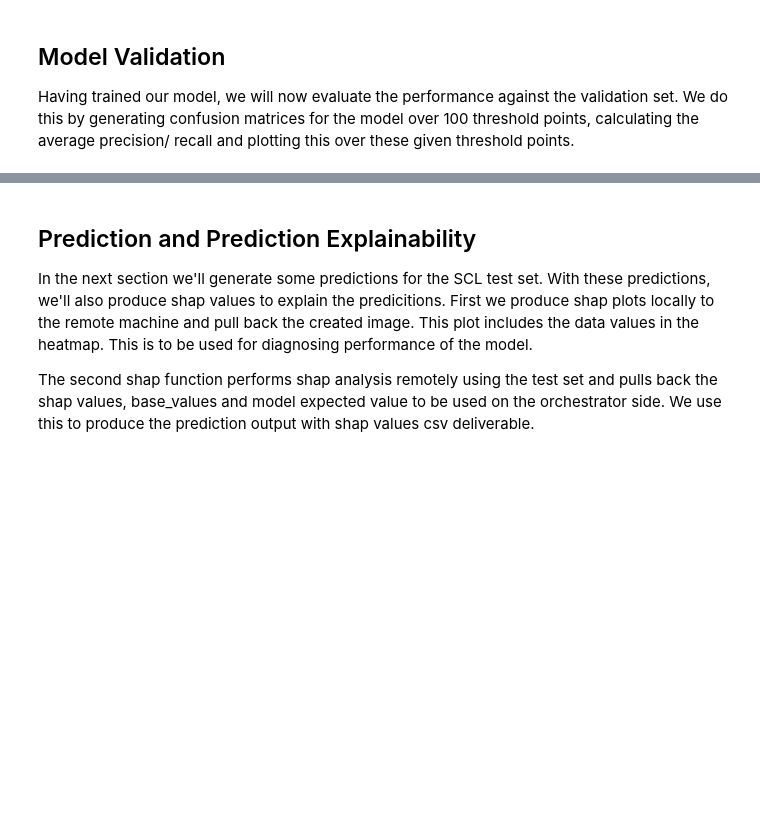
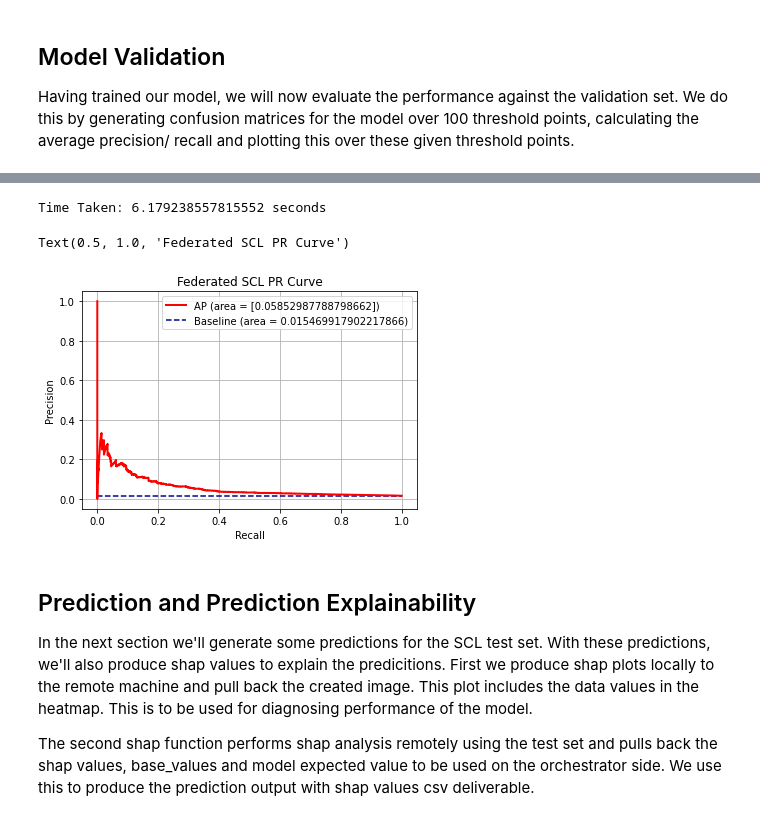
Before and after one commit to secureailabs/Engineering, a Jupyter notebook: Milestone3/orchestrator_scripts/KPMG/Fed_NGOs/orchestrator_Federated_clean.ipynb, the cells around one changed output, grey strips where cells are left out. Saved outputs shown, nothing was run; the diff lists cells and outputs as text; code cells hidden in the pictures; blank space fills up the shorter version.

```diff
--- a/Milestone3/orchestrator_scripts/KPMG/Fed_NGOs/orchestrator_Federated_clean.ipynb
+++ b/Milestone3/orchestrator_scripts/KPMG/Fed_NGOs/orchestrator_Federated_clean.ipynb
@@ -400,3 +341,32 @@ disp.plot()
+# %%
+mid_time = time.time()
+
+u2 = Utils(vmids[1], fns)
+precision2, recall2, thresholds2 = u2.precision_recall_curve(y_val[1], pred_prob2, pos_label=1)
+avg_prec2 = u2.avg_precision(y_val[1], pred_prob2, pos_label=1)
+
+y2_df = RemoteDataFrame(vmids[1], y_val[1], fns)
+baseline2 = y2_df.mean()
+print("Time Taken: "+str(time.time() - mid_time)+" seconds")
+# %% [output]
+Time Taken: 6.179238557815552 seconds
+# %%
+size=None
+if size is not None:
+    plt.figure(figsize=(size, size))
+    plt.axis('equal')
+plt.plot(recall2, precision2, lw=2, color='red', label=f"AP (area = {avg_prec2})")
+plt.xlabel('Recall')
+plt.ylabel('Precision')
+plt.ylim([-0.05, 1.05])
+plt.xlim([-0.05, 1.05])
+plt.hlines(baseline2, 0, 1, linestyles="dashed", colors="darkblue", label=f"Baseline (area = {baseline2})")
+plt.grid()
+plt.legend()
+plt.title("Federated SCL PR Curve")
+# %% [output]
+Text(0.5, 1.0, 'Federated SCL PR Curve')
+[figure, added]
 # %% [markdown]
 ## Prediction and Prediction Explainability
 
```
Also changed, not shown: parts of 30 cells of this notebook.
